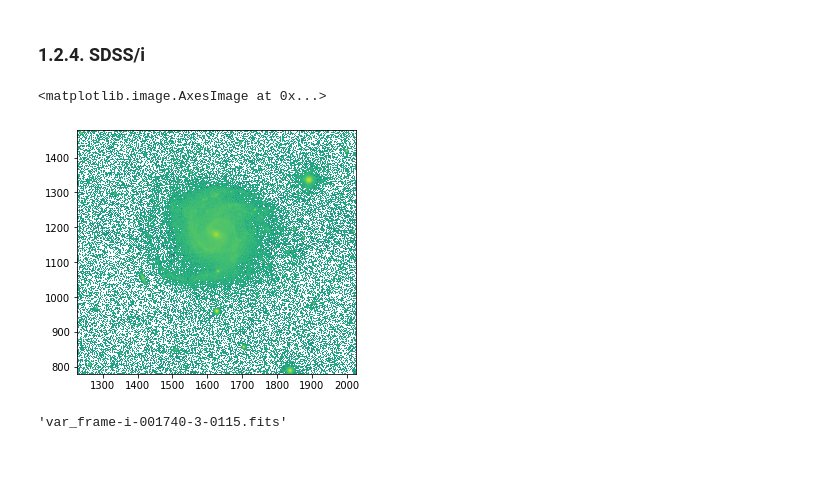
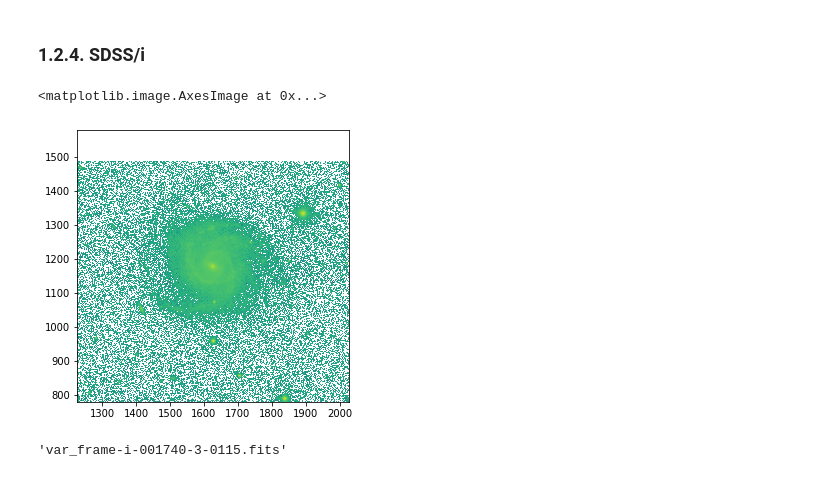
Before and after one commit to aabdurrouf/piXedfit, a Jupyter notebook: examples/FUVtoNIR_CALIFA/Step1_prep_img_proc.ipynb, the cells around one changed output. Saved outputs shown, nothing was run; the diff lists cells and outputs as text; code cells hidden in the pictures.

```diff
--- a/examples/FUVtoNIR_CALIFA/Step1_prep_img_proc.ipynb
+++ b/examples/FUVtoNIR_CALIFA/Step1_prep_img_proc.ipynb
@@ -173,20 +171,19 @@ var_img_sdss(fits_image, filter_name='sdss_r')
 # %% [markdown]
 ### 1.2.4. SDSS/i
 # %%
-# check image
 hdu = fits.open("frame-i-001740-3-0115.fits")
 data_image = hdu[0].data
 wcs = WCS(hdu[0].header)
 gal_x, gal_y = wcs.wcs_world2pix(gal_ra, gal_dec, 1)
 hdu.close()
 
 plt.figure(figsize=(5,5))
 plt.xlim(gal_x-400,gal_x+400)
-plt.ylim(gal_y-400,gal_y+300)
+plt.ylim(gal_y-400,gal_y+400)
 plt.imshow(np.log10(data_image), origin='lower')
 # %% [output]
 <matplotlib.image.AxesImage at 0x...>
-[figure, old version]
+[figure, new version]
 # %%
 fits_image = "frame-i-001740-3-0115.fits"
 var_img_sdss(fits_image, filter_name='sdss_i')
```
Also changed, not shown: parts of 24 cells of this notebook, 6 other files.
